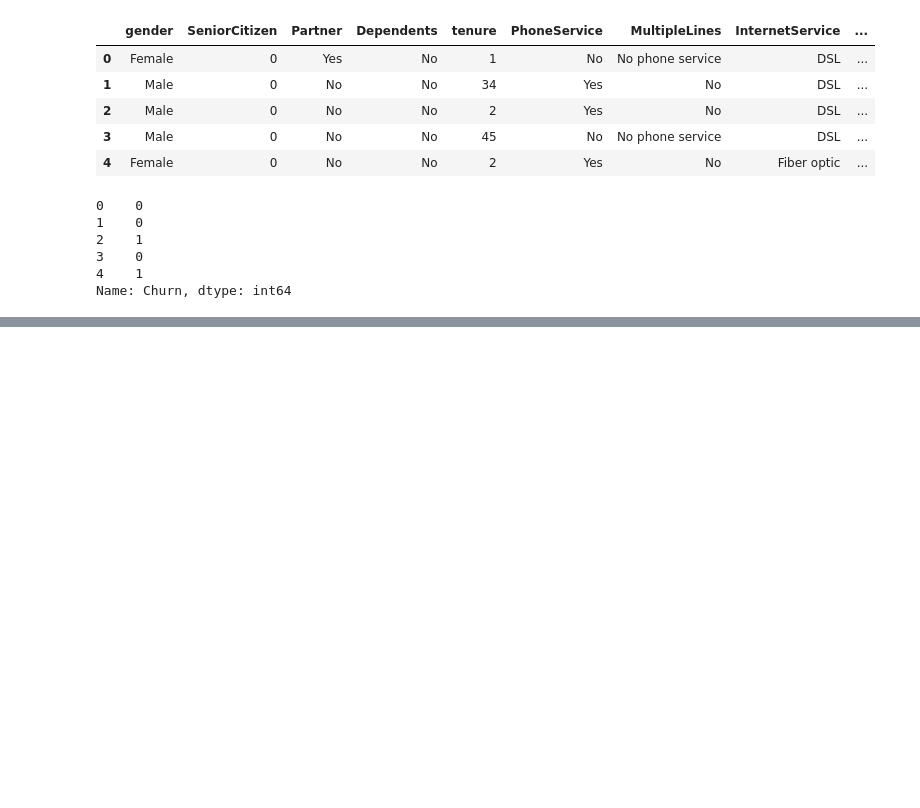
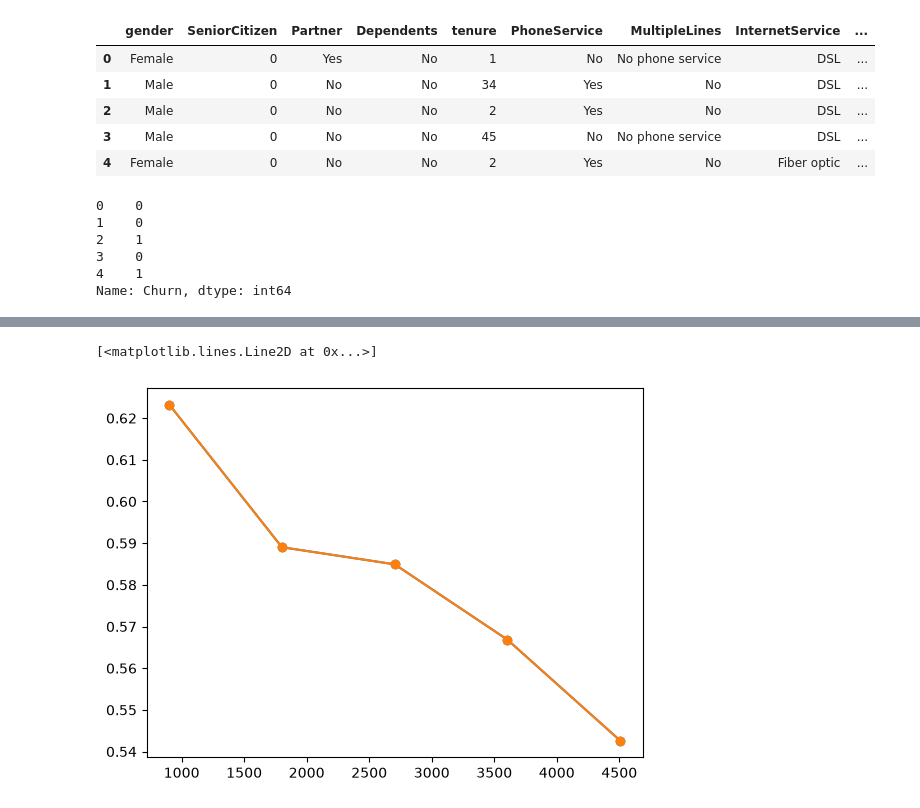
Before and after one commit to Rupam-Mondal/Retail_Mind, a Jupyter notebook: notebooks/champion_model.ipynb, the cells around one changed output, grey strips where cells are left out. Cells and saved outputs as stored; diff of their text form; code cells hidden in the pictures; blank space fills up the shorter version.

```diff
--- a/notebooks/champion_model.ipynb
+++ b/notebooks/champion_model.ipynb
@@ -203,14 +304,11 @@ Best CV Accuracy : 0.804224352147675
 # %%
-grid_5 = GridSearchCV(
-    rf_pipeline,
-    param_grid,
+rf_grid_5 = GridSearchCV(
+    estimator=rf_pipeline,
+    param_grid=rf_param_grid,
     cv=5,
-    scoring="accuracy",
+    scoring="recall",
     n_jobs=-1
 )
 
-grid_5.fit(X_train , y_train)
-
-print("Best Parameters :" , grid_5.best_params_)
-print("Best CV Accuracy :" , grid_5.best_score_)
+rf_grid_5.fit(X_train , y_train)
 # %% [output]
@@ -224,4 +337,2 @@ else:
 # %%
 tuned_rf = best_grid.best_estimator_
-# %%
-tuned_rf.fit(X_train , y_train)
@@ -259,0 +389,19 @@ joblib.dump(tuned_rf , "../models/churn_v3.joblib")
+# %%
+train_sizes, train_scores , val_scores = learning_curve(
+    tuned_svm,
+    X_train,
+    y_train,
+    cv=5,
+    scoring="recall",
+    train_sizes=np.linspace(0.2 , 1.0 , 5),
+    n_jobs=-1
+)
+# %%
+train_mean = train_scores.mean(axis=1)
+val_mean = val_scores.mean(axis=1)
+# %%
+plt.plot(train_sizes , train_mean , marker="o" , label="Training Recall")
+plt.plot(train_sizes , train_mean , marker="o" , label="Validation Recall")
+# %% [output]
+[<matplotlib.lines.Line2D at 0x...>]
+[figure, added]
```
Also changed, not shown: parts of 32 cells of this notebook.
